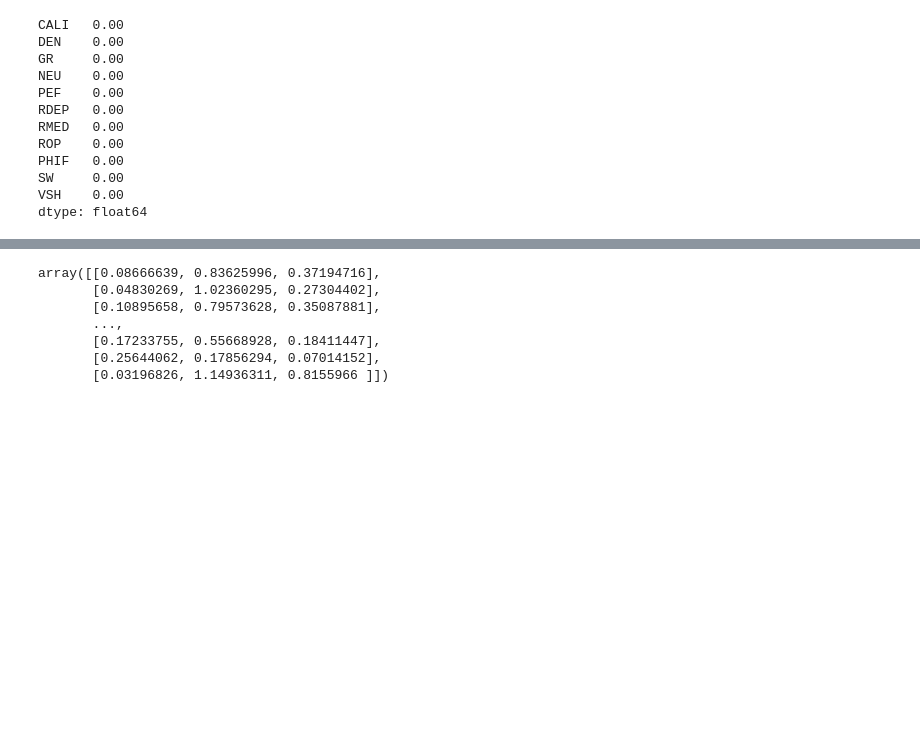
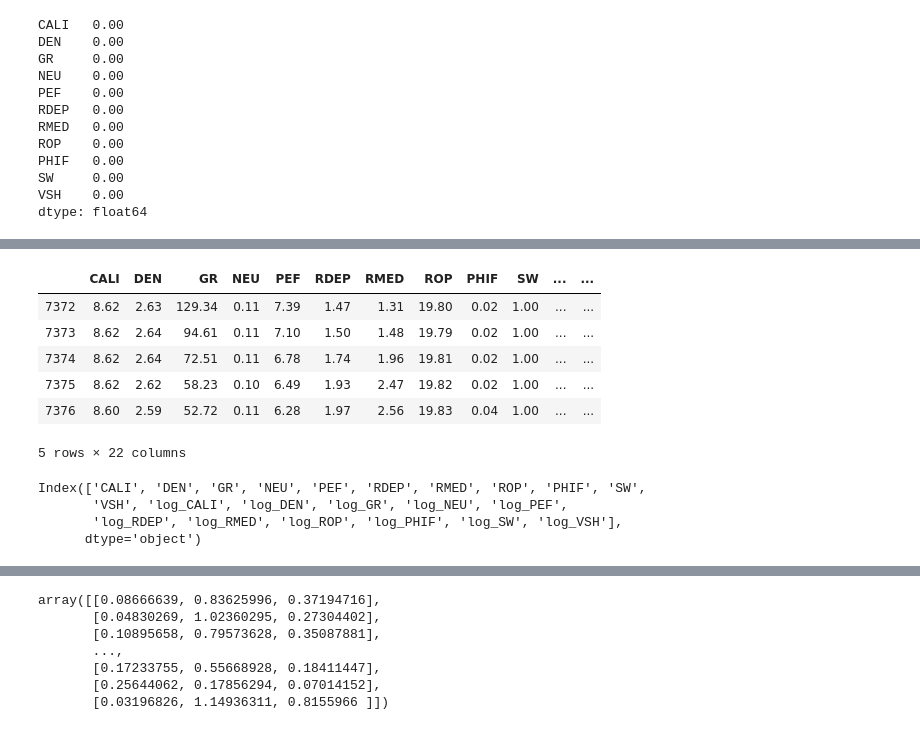
Before and after one commit to mikeolubode/spwla, a Jupyter notebook: spwla-mike.ipynb, the cells around one changed output, grey strips where cells are left out. Cells and saved outputs as stored; diff of their text form; code cells hidden in the pictures; blank space fills up the shorter version.

```diff
--- a/spwla-mike.ipynb
+++ b/spwla-mike.ipynb
@@ -536,0 +568,17 @@ Train_data['log']
+# %%
+Train_data.head()
+# %% [output]
+|  | CALI | DEN | GR | NEU | PEF | RDEP | RMED | ROP | PHIF | SW | ... | ... |
+| 7372 | 8.62 | 2.63 | 129.34 | 0.11 | 7.39 | 1.47 | 1.31 | 19.80 | 0.02 | 1.00 | ... | ... |
+| 7373 | 8.62 | 2.64 | 94.61 | 0.11 | 7.10 | 1.50 | 1.48 | 19.79 | 0.02 | 1.00 | ... | ... |
+| 7374 | 8.62 | 2.64 | 72.51 | 0.11 | 6.78 | 1.74 | 1.96 | 19.81 | 0.02 | 1.00 | ... | ... |
+| 7375 | 8.62 | 2.62 | 58.23 | 0.10 | 6.49 | 1.93 | 2.47 | 19.82 | 0.02 | 1.00 | ... | ... |
+| 7376 | 8.60 | 2.59 | 52.72 | 0.11 | 6.28 | 1.97 | 2.56 | 19.83 | 0.04 | 1.00 | ... | ... |
+5 rows × 22 columns
+# %%
+Train_data.columns
+# %% [output]
+Index(['CALI', 'DEN', 'GR', 'NEU', 'PEF', 'RDEP', 'RMED', 'ROP', 'PHIF', 'SW',
+       'VSH', 'log_CALI', 'log_DEN', 'log_GR', 'log_NEU', 'log_PEF',
+       'log_RDEP', 'log_RMED', 'log_ROP', 'log_PHIF', 'log_SW', 'log_VSH'],
+      dtype='object')
```
Also changed, not shown: parts of 27 cells of this notebook.
